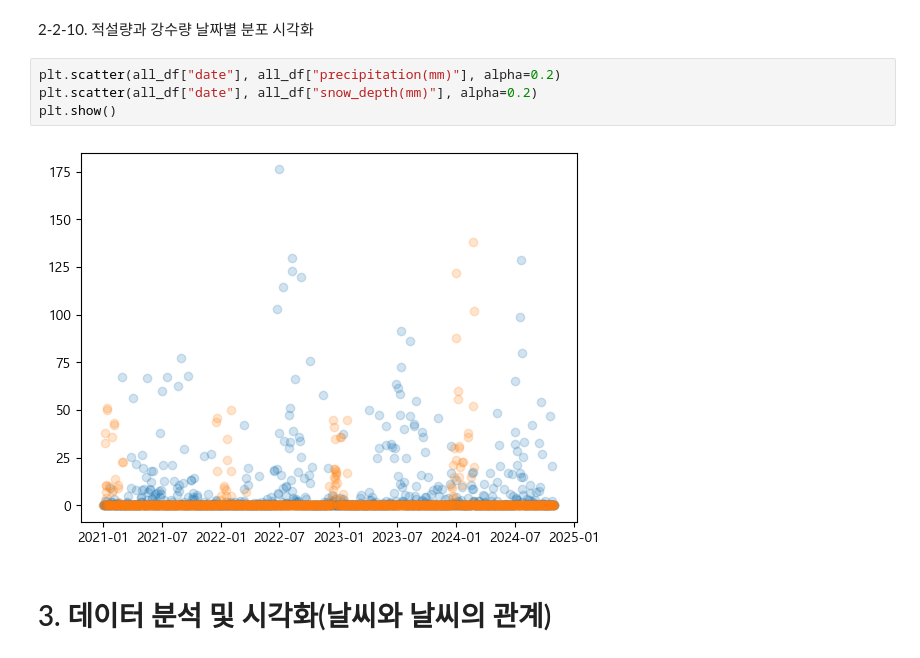
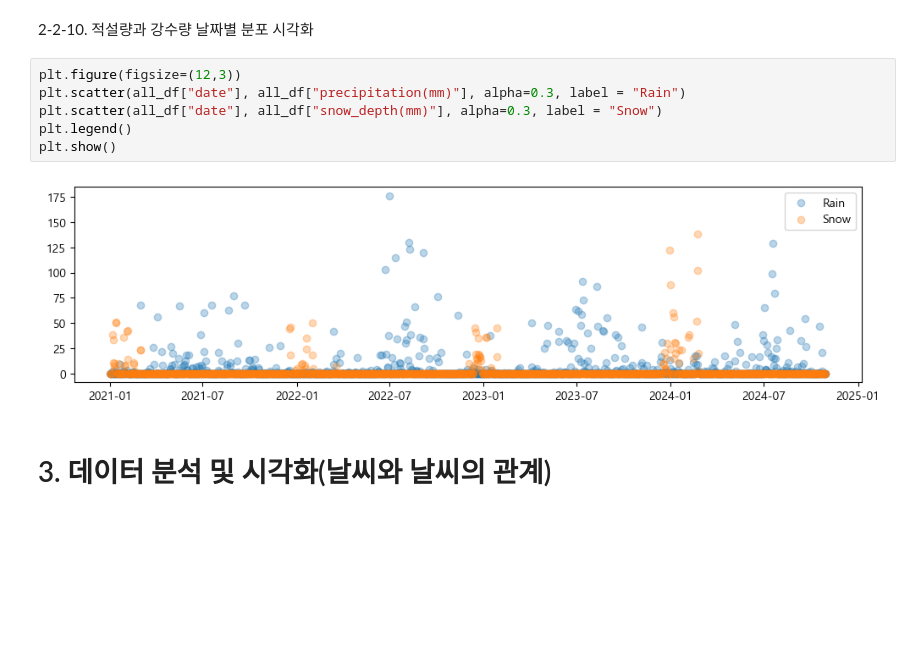
Before and after one commit to mini-project-y/1st_mini_project, a Jupyter notebook: Yuri/p_analysis_weather_with_comment.ipynb, the cells around one changed output. Drawn from its saved outputs; the diff is of its cells as text; blank space fills up the shorter version.

```diff
--- a/Yuri/p_analysis_weather_with_comment.ipynb
+++ b/Yuri/p_analysis_weather_with_comment.ipynb
@@ -1513,11 +1595,13 @@ Winter Weekday   255.137928  0.0  2.75  2.75  138.0
 # %% [markdown]
 2-2-10. 적설량과 강수량 날짜별 분포 시각화
 # %%
-plt.scatter(all_df["date"], all_df["precipitation(mm)"], alpha=0.2)
-plt.scatter(all_df["date"], all_df["snow_depth(mm)"], alpha=0.2)
+plt.figure(figsize=(12,3))
+plt.scatter(all_df["date"], all_df["precipitation(mm)"], alpha=0.3, label = "Rain")
+plt.scatter(all_df["date"], all_df["snow_depth(mm)"], alpha=0.3, label = "Snow")
+plt.legend()
 plt.show()
 # %% [output]
-[figure, old version]
+[figure, new version]
 # %% [markdown]
 # 3. 데이터 분석 및 시각화(날씨와 날씨의 관계)
 # %% [markdown]
```
Also changed, not shown: parts of 2 cells of this notebook, 3 other files.
